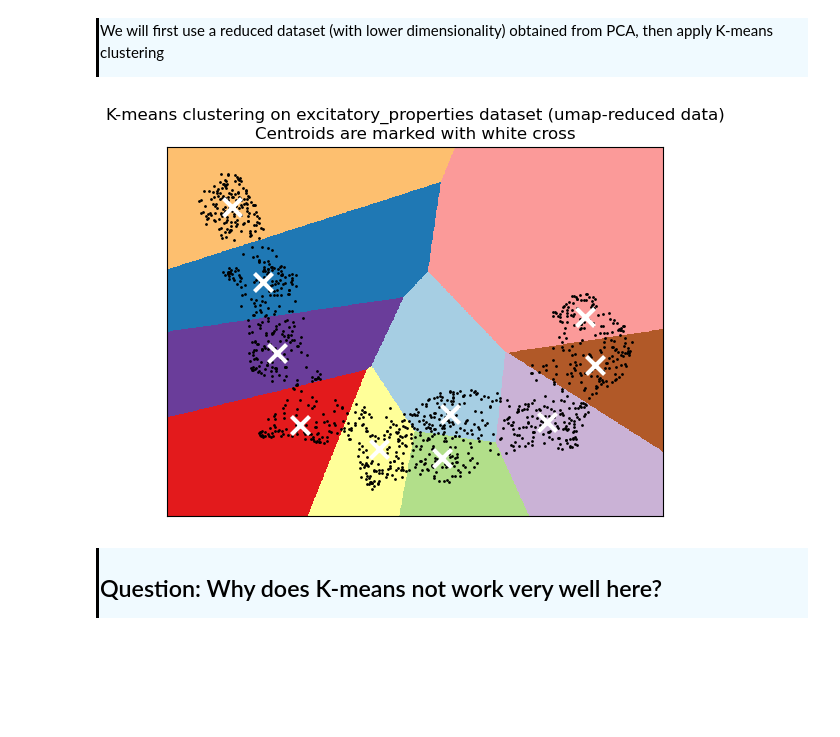
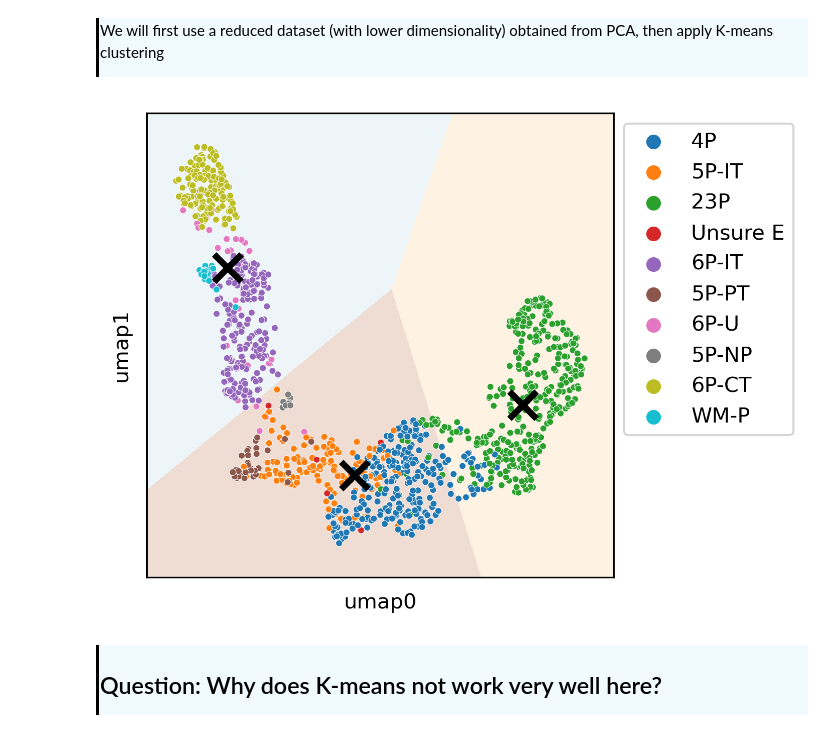
Before and after one commit to AllenInstitute/SWDB_CellTypeFunction, a Jupyter notebook: workshop1_AA/Day3_structuralDataClustering_combined.ipynb, the cells around one changed output. Drawn from its saved outputs; the diff is of its cells as text; code cells hidden in the pictures; blank space fills up the shorter version.

Commit message:
combined notebook LM AA edits AA - wUMAP

```diff
--- a/workshop1_AA/Day3_structuralDataClustering_combined.ipynb
+++ b/workshop1_AA/Day3_structuralDataClustering_combined.ipynb
@@ -377,7 +377,7 @@ reduced_data = feat_df[["umap0", "umap1"]].copy().to_numpy()
 
 
 # how many clusters?
-n_celltypes = 10
+n_celltypes = 3
 kmeans = KMeans(init="k-means++", n_clusters=n_celltypes, n_init=4)
 kmeans.fit(reduced_data)
 
@@ -390,44 +390,58 @@ y_min, y_max = reduced_data[:, 1].min() - 1, reduced_data[:, 1].max() + 1
 xx, yy = np.meshgrid(np.arange(x_min, x_max, h), np.arange(y_min, y_max, h))
 
 # Obtain labels for each point in mesh. Use last trained model.
 Z = kmeans.predict(np.c_[xx.ravel(), yy.ravel()])
 
 # Put the result into a color plot
 Z = Z.reshape(xx.shape)
-plt.figure(1)
-plt.clf()
-plt.imshow(
+
+fig, ax = plt.subplots(figsize=(4, 4), dpi=300)
+#plt.figure(1)
+#plt.clf()
+
+ax.imshow(
     Z,
     interpolation="nearest",
     extent=(xx.min(), xx.max(), yy.min(), yy.max()),
-    cmap=plt.cm.Paired,
+    cmap=plt.cm.Paired, alpha=0.2,
     aspect="auto",
     origin="lower",
 )
 
-plt.plot(reduced_data[:, 0], reduced_data[:, 1], "k.", markersize=2)
+#plt.plot(reduced_data[:, 0], reduced_data[:, 1], "k.", markersize=2)
 # Plot the centroids as a white X
 centroids = kmeans.cluster_centers_
-plt.scatter(
+ax.scatter(
     centroids[:, 0],
     centroids[:, 1],
     marker="x",
     s=169,
     linewidths=3,
-    color="w",
+    color="k",
     zorder=10,
 )
-plt.title(
-    "K-means clustering on excitatory_properties dataset (umap-reduced data)\n"
-    "Centroids are marked with white cross"
+
+sns.scatterplot(
+    x="umap0",
+    y="umap1",
+    data=feat_df.query('cell_type_manual != "Unsure I"'),
+    s=10,
+    hue="cell_type_manual", ax = ax
+
 )
+
+#plt.title(
+#    "K-means clustering on excitatory_properties dataset (umap-reduced data)\n"
+#    "Centroids are marked with black cross"
+#)
+ax.legend().set_bbox_to_anchor((1,1))
 plt.xlim(x_min, x_max)
 plt.ylim(y_min, y_max)
 plt.xticks(())
 plt.yticks(())
 plt.show()
 # %% [output]
-[figure, old version]
+[figure, new version]
 # %%
 # plot above - overlay the crosses with the old UMAP plot, and show the places of clusters....
 # Quantitative score - adjusted RAND index/ score - to compare this with the previously plotted UMAP
```
Also changed, not shown: parts of 4 cells of this notebook.
